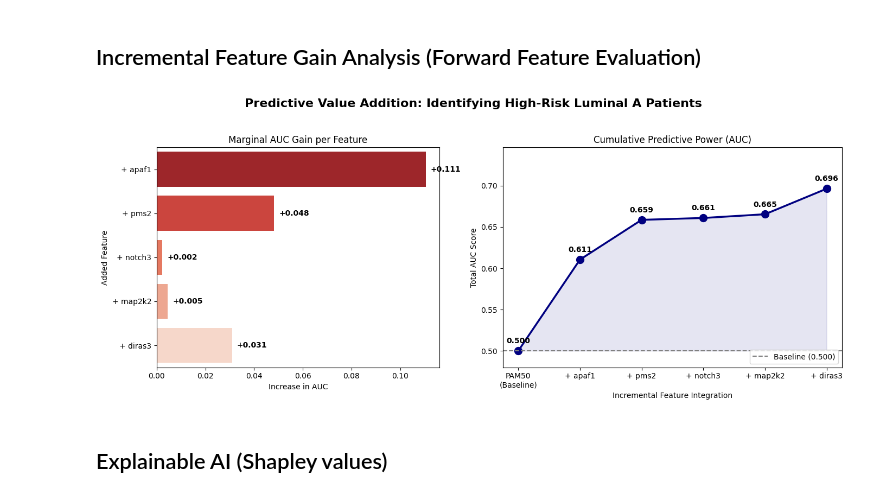
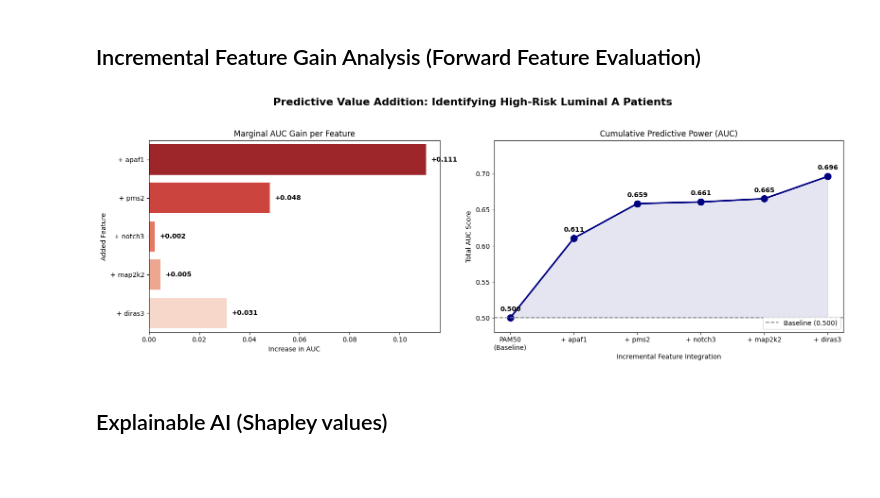
Before and after one commit to AlexandrosMiteloudis/DAMA_Hackathon, a Jupyter notebook: notebooks/METABRIC_CIBCB_pipeline.ipynb, the cells around one changed output. Cells and saved outputs as stored; diff of their text form; code cells hidden in the pictures; blank space fills up the shorter version.

```diff
--- a/notebooks/METABRIC_CIBCB_pipeline.ipynb
+++ b/notebooks/METABRIC_CIBCB_pipeline.ipynb
@@ -217,4 +246,0 @@ Total imputed data points: 198 (out of 339500 total points)
-# %%
-X_train, X_test, y_train, y_test = train_test_split(
-    X_imputed, y, test_size=0.2, random_state=RANDOM_STATE, stratify=y
-)
@@ -227,0 +249,16 @@ X_test_scaled = pd.DataFrame(scaler.transform(X_test),
+# %%
+X_train_processed = preprocessor.fit_transform(X_train)
+
+X_test_processed = preprocessor.transform(X_test)
+
+# X_train_processed.columns = (
+#     X_train_processed.columns
+#         .str.replace("num__", "", regex=False)
+#         .str.replace("remainder__", "", regex=False)
+# )
+
+# X_test_processed.columns = (
+#     X_test_processed.columns
+#         .str.replace("num__", "", regex=False)
+#         .str.replace("remainder__", "", regex=False)
+# )
@@ -260,10 +346,10 @@ for name, (model, params) in models.items():
         refit="roc_auc",
         n_jobs=-1
     )
-    grid.fit(X_train_scaled, y_train)
+    grid.fit(X_train_processed, y_train)
 
-    test_proba = grid.predict_proba(X_test_scaled)[:, 1]
-    test_pred = grid.predict(X_test_scaled)
+    test_proba = grid.predict_proba(X_test_processed)[:, 1]
+    test_pred = grid.predict(X_test_processed)
 
     test_auc = roc_auc_score(y_test, test_proba)
     test_bal_acc = balanced_accuracy_score(y_test, test_pred)
@@ -403,4 +487,5 @@ top_5_features = feature_importances['Feature'].head(5).tolist()
 # %%
+# CLINICAL VALUE ADDITION TABLE (Baseline Assumption: Genomic PAM50 Status (Luminal A) = 'Low Risk)
 incremental_features = []
 previous_auc = 0.500
 auc_scores = [previous_auc]
@@ -411,8 +496,8 @@ feature_labels = ['PAM50\n(Baseline)']
 for i, feature in enumerate(top_5_features):
     incremental_features.append(feature)
 
-    X_train_subset = X_train_scaled[incremental_features]
-    X_test_subset = X_test_scaled[incremental_features]
+    X_train_subset = X_train_processed[incremental_features]
+    X_test_subset = X_test_processed[incremental_features]
 
     mini_rf = RandomForestClassifier(n_estimators=100, max_depth=5, class_weight='balanced', random_state=42)
     mini_rf.fit(X_train_subset, y_train)
@@ -428,37 +513,37 @@ for i, feature in enumerate(top_5_features):
 
     previous_auc = current_auc
 # %%
-fig, (ax1, ax2) = plt.subplots(1, 2, figsize=(14, 6), gridspec_kw={'width_ratios': [1, 1.2]})
+fig, (ax1, ax2) = plt.subplots(1, 2, figsize=(16, 6), gridspec_kw={'width_ratios': [1, 1.2]})
 fig.suptitle("Predictive Value Addition: Identifying High-Risk Luminal A Patients", fontsize=16, fontweight='bold')
 
 # Horizontal Bar Chart of Marginal Gains
 sns.barplot(x=gain_scores[1:], y=feature_labels[1:], ax=ax1, palette="Reds_r")
 ax1.set_title("Marginal AUC Gain per Feature", fontsize=12)
 ax1.set_xlabel("Increase in AUC")
 ax1.set_ylabel("Added Feature")
 for i, v in enumerate(gain_scores[1:]):
     ax1.text(v + 0.002, i, f"+{v:.3f}", color='black', va='center', fontweight='bold')
 
 # Line Plot of Cumulative AUC
 ax2.plot(feature_labels, auc_scores, marker='o', markersize=10, linestyle='-', color='navy', linewidth=2.5)
 ax2.fill_between(feature_labels, 0.500, auc_scores, color='navy', alpha=0.1)
 ax2.axhline(y=0.500, color='gray', linestyle='--', label='Baseline (0.500)')
 ax2.set_title("Cumulative Predictive Power (AUC)", fontsize=12)
 ax2.set_xlabel("Incremental Feature Integration")
 ax2.set_ylabel("Total AUC Score")
 ax2.set_ylim(0.48, max(auc_scores) + 0.05)
 ax2.legend(loc="lower right")
 
 # Annotate the line chart points
 for i, txt in enumerate(auc_scores):
     ax2.annotate(f"{txt:.3f}", (feature_labels[i], auc_scores[i]),
                  textcoords="offset points", xytext=(0, 10), ha='center', fontweight='bold')
 
 plt.tight_layout(rect=[0, 0.03, 1, 0.95])
 #plt.savefig("Clinical_Value_Addition_Dashboard.pdf", format='pdf', dpi=300)
 plt.show()
 # %% [output]
-[figure, old version]
+[figure, new version]
 # %% [markdown]
 ## Explainable AI (Shapley values)
 # %%
```
Also changed, not shown: parts of 17 cells of this notebook.
